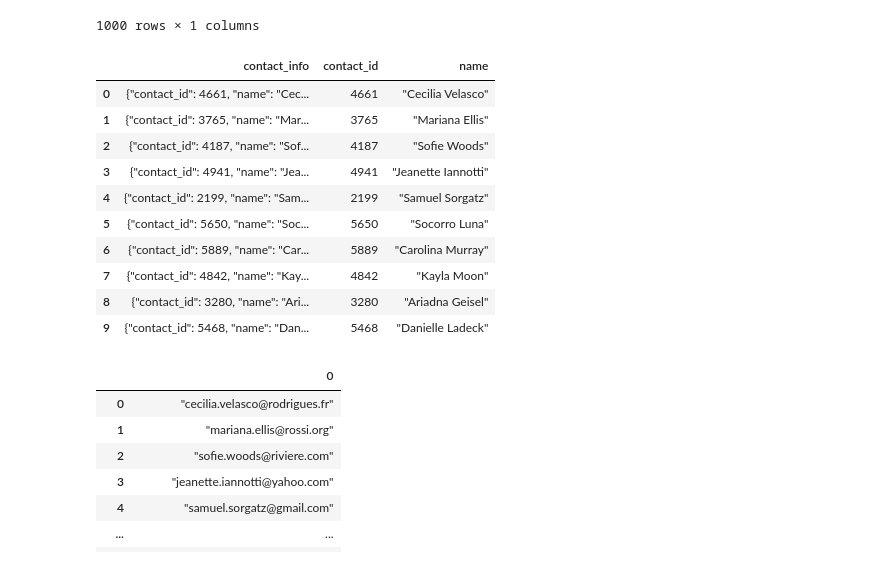
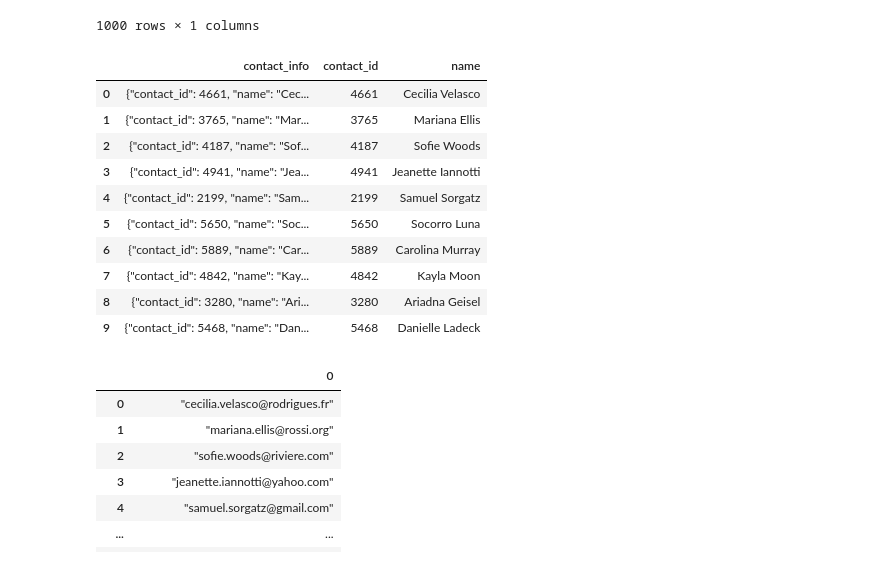
Before and after one commit to Julian-Panditharatne/Crowdfunding_ETL, a Jupyter notebook: ETL_Mini_Project_Starter_Code_JPanditharatne_NLabern.ipynb, the cells around one changed output. Drawn from its saved outputs; the diff is of its cells as text; code cells hidden in the pictures.

```diff
--- a/ETL_Mini_Project_Starter_Code_JPanditharatne_NLabern.ipynb
+++ b/ETL_Mini_Project_Starter_Code_JPanditharatne_NLabern.ipynb
@@ -488,20 +488,20 @@ id_df
 1000 rows × 1 columns
 # %%
 # Extract the name of the contact and add it to a new column.
-contact_info_df_copy['name'] = contact_info_df_copy['contact_info'].str.extract(r'"name": ("[A-Z][A-Za-z]+ [A-Z][A-Za-z]+"),')
+contact_info_df_copy['name'] = contact_info_df_copy['contact_info'].str.extract(r'"name": "([A-Z][A-Za-z]+ [A-Z][A-Za-z]+)",')
 contact_info_df_copy.head(10)
 # %% [output]
 |  | contact_info | contact_id | name |
-| 0 | {"contact_id": 4661, "name": "Cec... | 4661 | "Cecilia Velasco" |
-| 1 | {"contact_id": 3765, "name": "Mar... | 3765 | "Mariana Ellis" |
-| 2 | {"contact_id": 4187, "name": "Sof... | 4187 | "Sofie Woods" |
-| 3 | {"contact_id": 4941, "name": "Jea... | 4941 | "Jeanette Iannotti" |
-| 4 | {"contact_id": 2199, "name": "Sam... | 2199 | "Samuel Sorgatz" |
-| 5 | {"contact_id": 5650, "name": "Soc... | 5650 | "Socorro Luna" |
-| 6 | {"contact_id": 5889, "name": "Car... | 5889 | "Carolina Murray" |
-| 7 | {"contact_id": 4842, "name": "Kay... | 4842 | "Kayla Moon" |
-| 8 | {"contact_id": 3280, "name": "Ari... | 3280 | "Ariadna Geisel" |
-| 9 | {"contact_id": 5468, "name": "Dan... | 5468 | "Danielle Ladeck" |
+| 0 | {"contact_id": 4661, "name": "Cec... | 4661 | Cecilia Velasco |
+| 1 | {"contact_id": 3765, "name": "Mar... | 3765 | Mariana Ellis |
+| 2 | {"contact_id": 4187, "name": "Sof... | 4187 | Sofie Woods |
+| 3 | {"contact_id": 4941, "name": "Jea... | 4941 | Jeanette Iannotti |
+| 4 | {"contact_id": 2199, "name": "Sam... | 2199 | Samuel Sorgatz |
+| 5 | {"contact_id": 5650, "name": "Soc... | 5650 | Socorro Luna |
+| 6 | {"contact_id": 5889, "name": "Car... | 5889 | Carolina Murray |
+| 7 | {"contact_id": 4842, "name": "Kay... | 4842 | Kayla Moon |
+| 8 | {"contact_id": 3280, "name": "Ari... | 3280 | Ariadna Geisel |
+| 9 | {"contact_id": 5468, "name": "Dan... | 5468 | Danielle Ladeck |
 # %%
 id_df = contact_info_df_copy['contact_info'].str.extract(r'"email": ("[a-z0-9.@-]+")}')
 id_df
```
Also changed, not shown: parts of 7 cells of this notebook, 1 other file.
